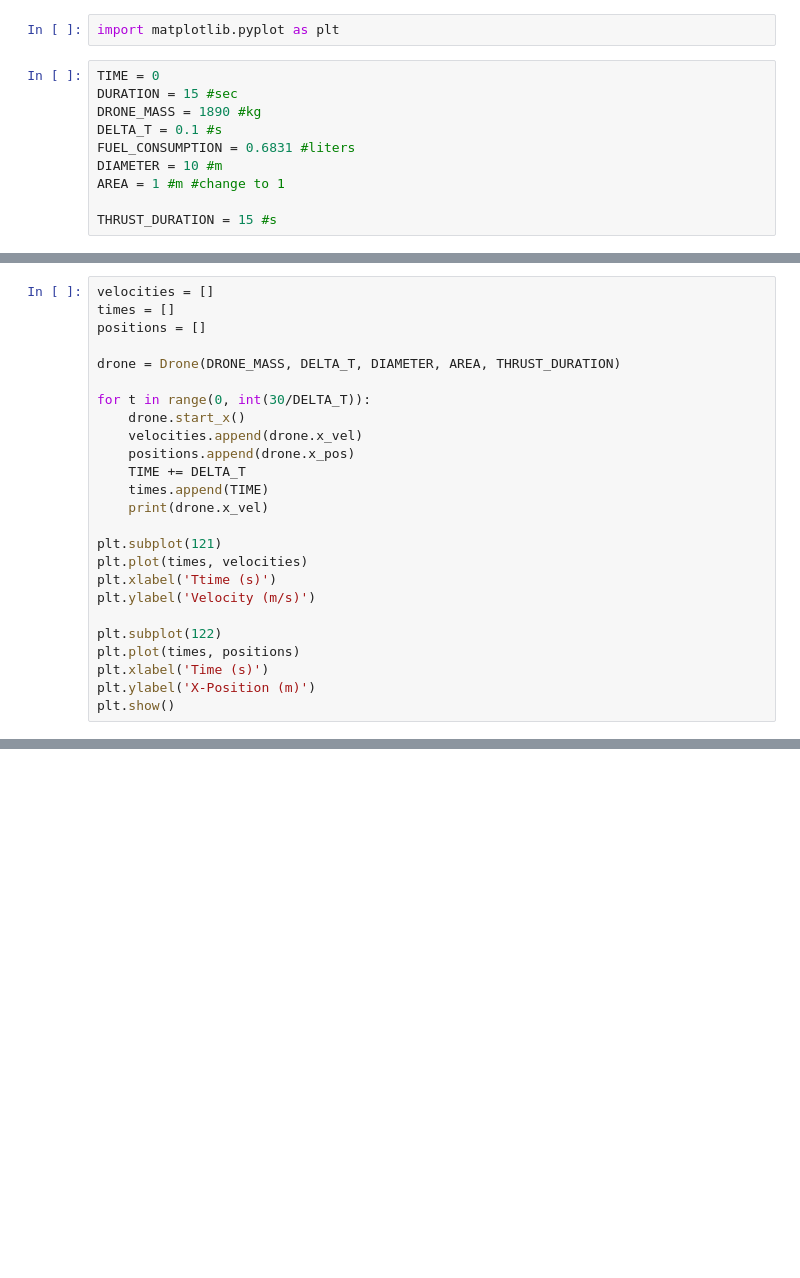
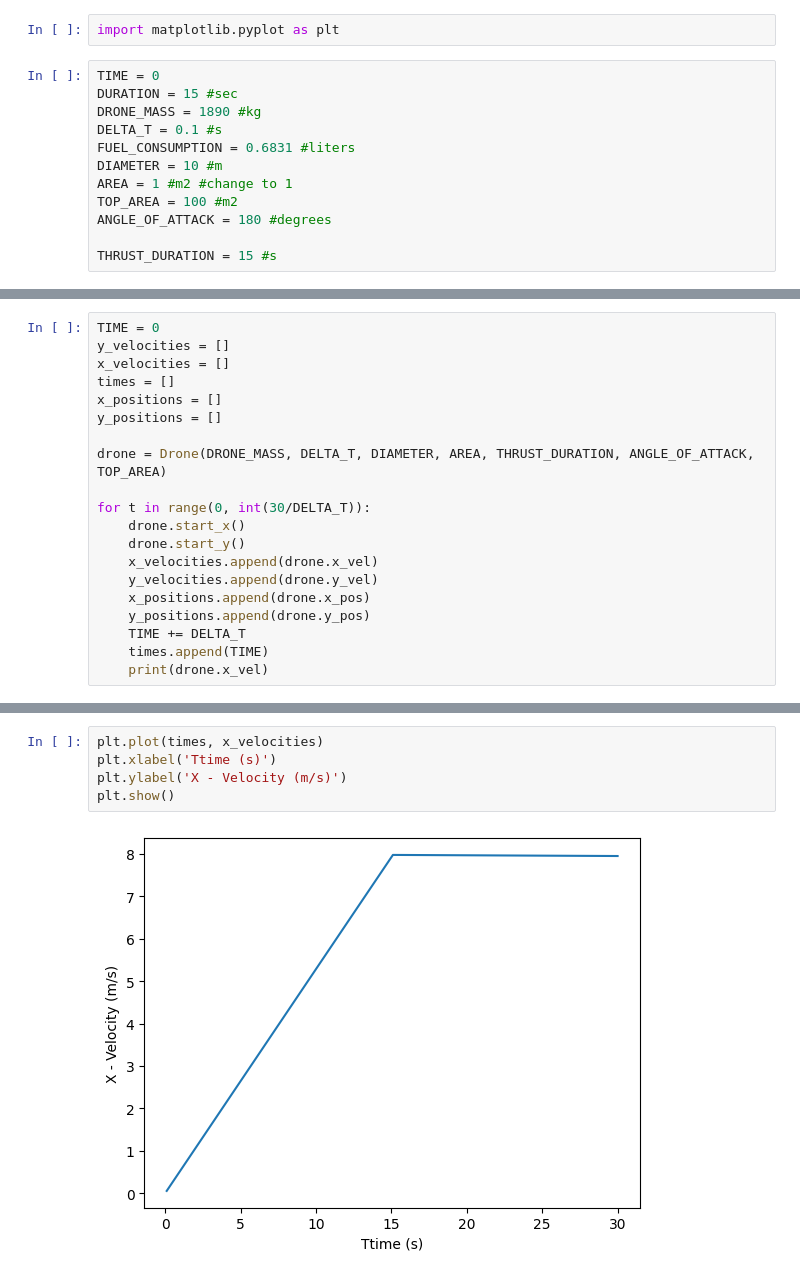
Before and after one commit to MaximKabaev/UFO_drone, a Jupyter notebook: main.ipynb, the cells around one changed output, grey strips where cells are left out. Cells and saved outputs as stored; diff of their text form; blank space fills up the shorter version.

```diff
--- a/main.ipynb
+++ b/main.ipynb
@@ -7,7 +7,9 @@ DRONE_MASS = 1890 #kg
 DELTA_T = 0.1 #s
 FUEL_CONSUMPTION = 0.6831 #liters
 DIAMETER = 10 #m
-AREA = 1 #m #change to 1
+AREA = 1 #m2 #change to 1
+TOP_AREA = 100 #m2
+ANGLE_OF_ATTACK = 180 #degrees
 
 THRUST_DURATION = 15 #s
 # %%
@@ -88,30 +116,25 @@ class Drone():
         self.delta_y_pos = self.y_vel * self.delta_t
         self.y_pos += self.delta_y_pos
 # %%
-velocities = []
+TIME = 0
+y_velocities = []
+x_velocities = []
 times = []
-positions = []
+x_positions = []
+y_positions = []
 
-drone = Drone(DRONE_MASS, DELTA_T, DIAMETER, AREA, THRUST_DURATION)
+drone = Drone(DRONE_MASS, DELTA_T, DIAMETER, AREA, THRUST_DURATION, ANGLE_OF_ATTACK, TOP_AREA)
 
 for t in range(0, int(30/DELTA_T)):
     drone.start_x()
-    velocities.append(drone.x_vel)
-    positions.append(drone.x_pos)
+    drone.start_y()
+    x_velocities.append(drone.x_vel)
+    y_velocities.append(drone.y_vel)
+    x_positions.append(drone.x_pos)
+    y_positions.append(drone.y_pos)
     TIME += DELTA_T
     times.append(TIME)
     print(drone.x_vel)
-
-plt.subplot(121)
-plt.plot(times, velocities)
-plt.xlabel('Ttime (s)')
-plt.ylabel('Velocity (m/s)')
-
-plt.subplot(122)
-plt.plot(times, positions)
-plt.xlabel('Time (s)')
-plt.ylabel('X-Position (m)')
-plt.show()
 # %% [output]
 0.05291005291005291
 0.10582009815932382
@@ -133,0 +156,7 @@ DONE
+# %%
+plt.plot(times, x_velocities)
+plt.xlabel('Ttime (s)')
+plt.ylabel('X - Velocity (m/s)')
+plt.show()
+# %% [output]
+[figure, added]
```
Also changed, not shown: parts of 4 cells of this notebook.
